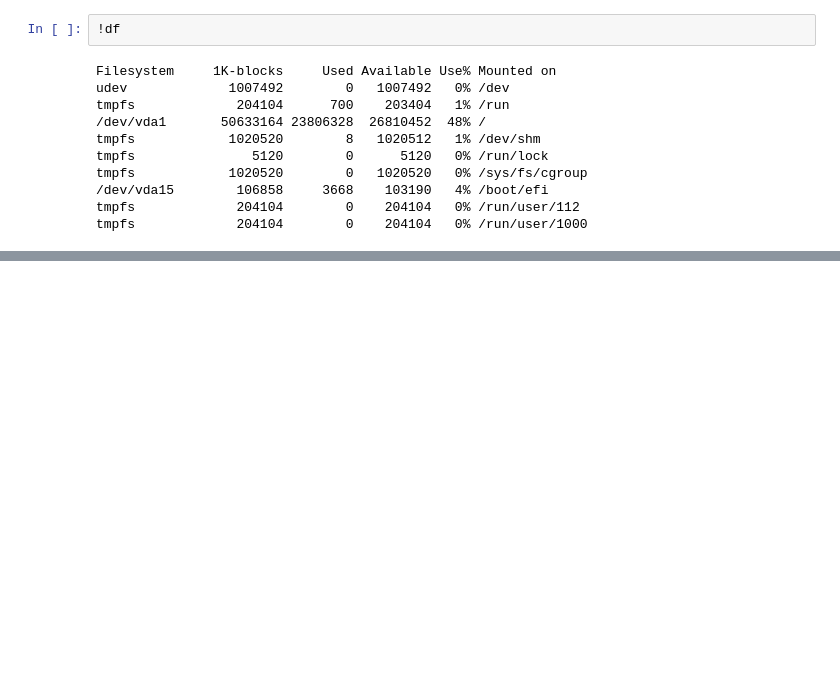
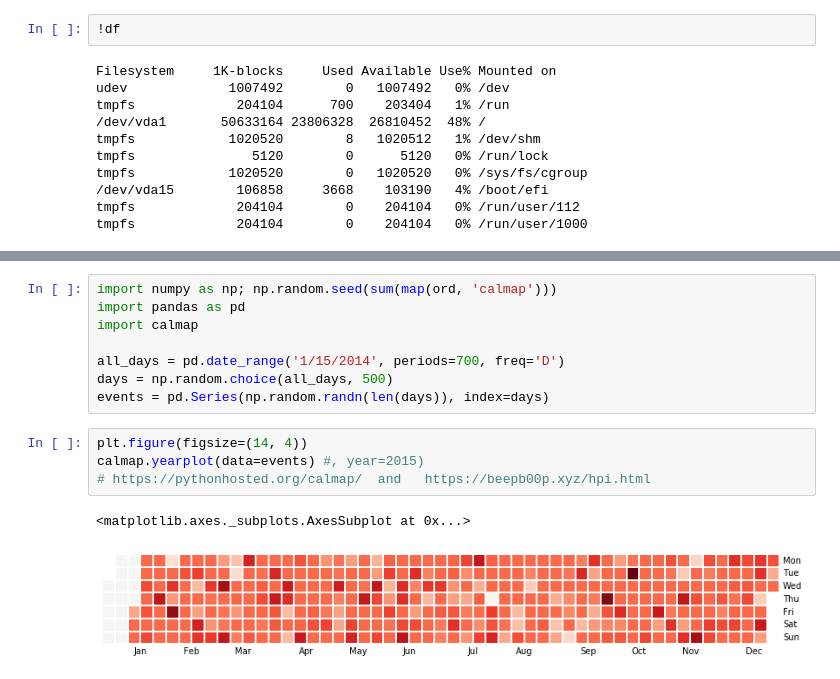
Before and after one commit to mikebochenek/python-notebooks, a Jupyter notebook: HelloWorldLiterally.ipynb, the cells around one changed output, grey strips where cells are left out. Saved outputs shown, nothing was run; the diff lists cells and outputs as text; blank space fills up the shorter version.

Commit message:
add random but pretty graph from calmap!

```diff
--- a/HelloWorldLiterally.ipynb
+++ b/HelloWorldLiterally.ipynb
@@ -115,0 +114,15 @@ Sat May  2 20:16:18 UTC 2020
+# %%
+import numpy as np; np.random.seed(sum(map(ord, 'calmap')))
+import pandas as pd
+import calmap
+
+all_days = pd.date_range('1/15/2014', periods=700, freq='D')
+days = np.random.choice(all_days, 500)
+events = pd.Series(np.random.randn(len(days)), index=days)
+# %%
+plt.figure(figsize=(14, 4))
+calmap.yearplot(data=events) #, year=2015)
+# https://pythonhosted.org/calmap/  and   https://beepb00p.xyz/hpi.html
+# %% [output]
+<matplotlib.axes._subplots.AxesSubplot at 0x...>
+[figure, added]
```
Also changed, not shown: parts of 3 cells of this notebook.
